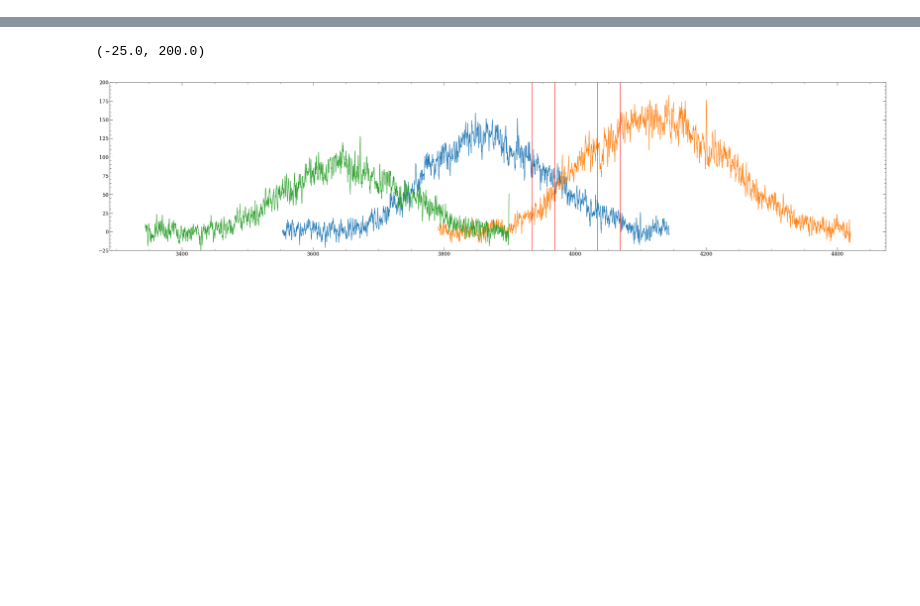
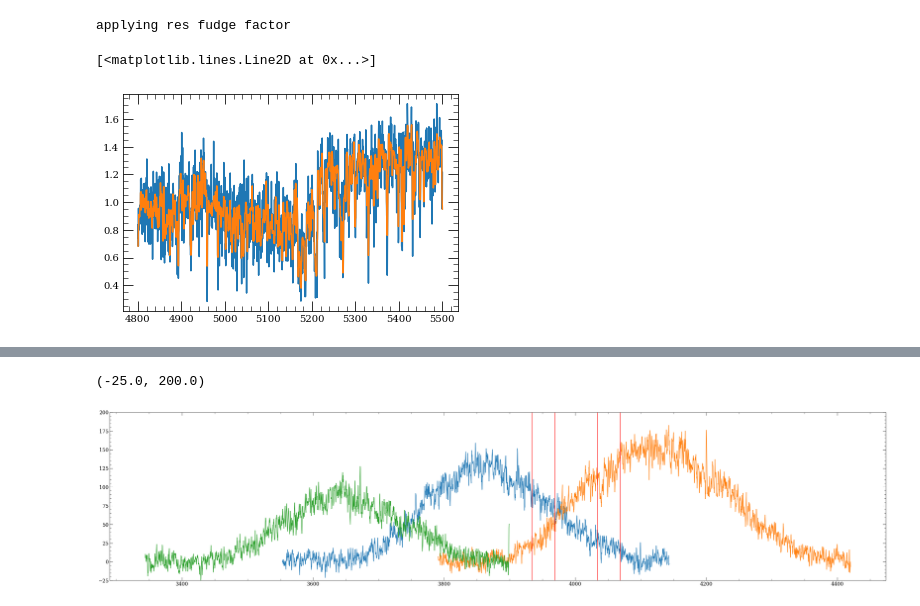
Before and after one commit to vedantchandra/merlin, a Jupyter notebook: pipeline/nb/99_dev_getspec.ipynb, the cells around one changed output, grey strips where cells are left out. Saved outputs shown, nothing was run; the diff lists cells and outputs as text; code cells hidden in the pictures; blank space fills up the shorter version.

```diff
--- a/pipeline/nb/99_dev_getspec.ipynb
+++ b/pipeline/nb/99_dev_getspec.ipynb
@@ -9,0 +18,15 @@ from astropy.io import fits
+# %%
+data = getdata(acat_id = 0)
+# %% [output]
+applying res fudge factor
+# %%
+wave = data['spec']['wave']
+flux = data['spec']['flux']
+# %%
+mfl = scipy.signal.medfilt(flux, 5)
+# %%
+plt.plot(wave, flux)
+plt.plot(wave, mfl)
+# %% [output]
+[<matplotlib.lines.Line2D at 0x...>]
+[figure, added]
```
Also changed, not shown: parts of 11 cells of this notebook, 4 other files.
